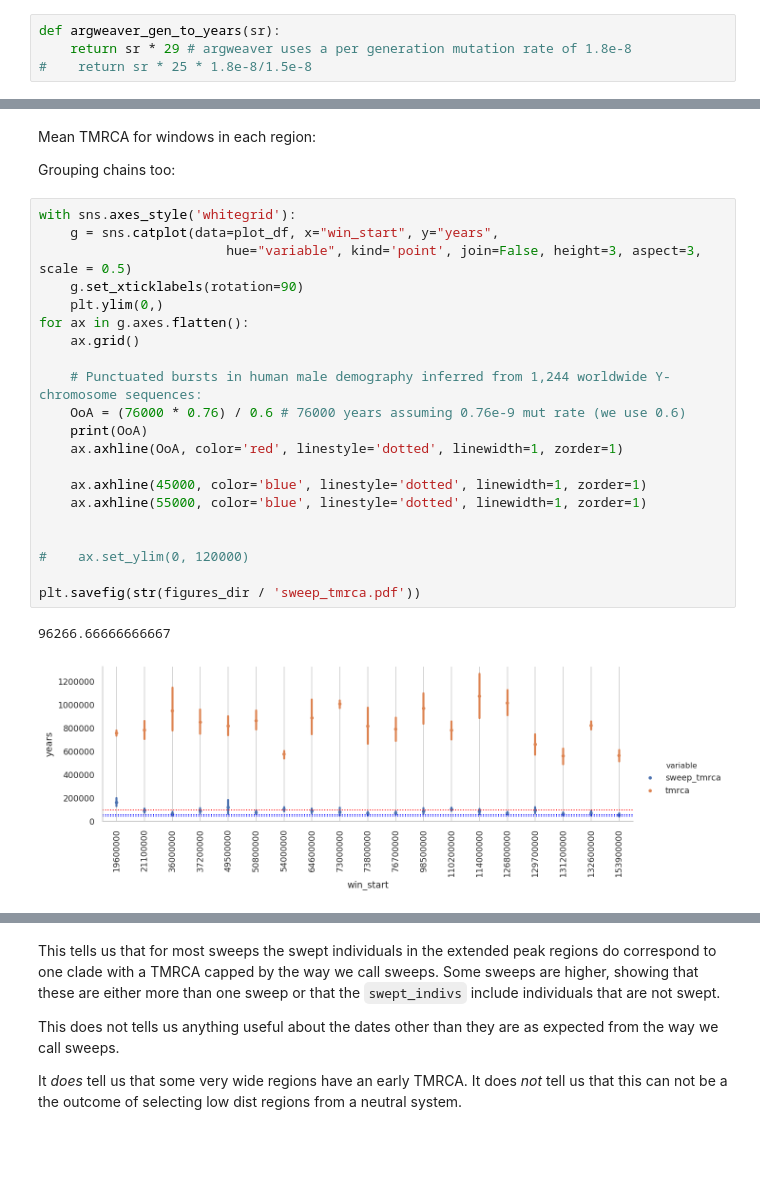
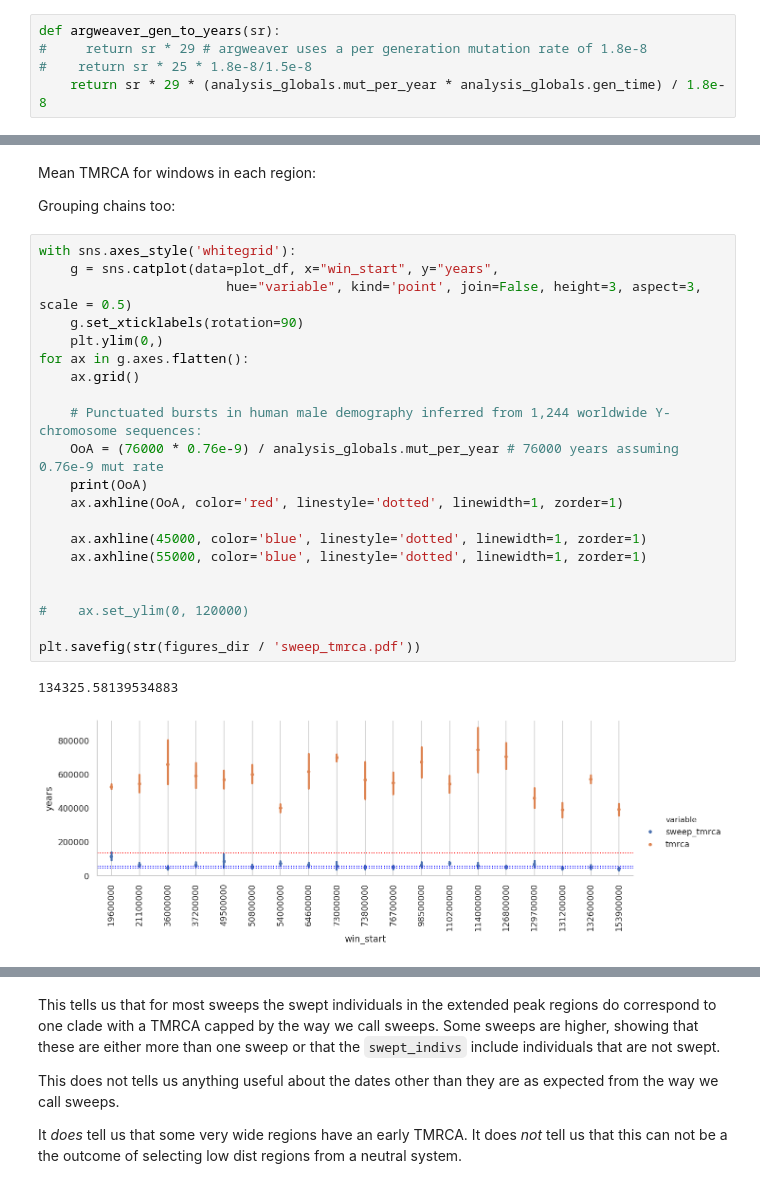
Before and after one commit to kaspermunch/humanXsweeps, a Jupyter notebook: notebooks/nb_14_sweep_tmrca.ipynb, the cells around one changed output, grey strips where cells are left out. Drawn from its saved outputs; the diff is of its cells as text; blank space fills up the shorter version.

```diff
--- a/notebooks/nb_14_sweep_tmrca.ipynb
+++ b/notebooks/nb_14_sweep_tmrca.ipynb
@@ -413,8 +413,9 @@ The ARGweaver analysis uses a per generation mutation rate of 1.8e-8, wich assum
 Alternatively we could have assumed a generation time of 25 years and a mutation rate of 1.5e-8 producing the same per year mutation rate.
 # %%
 def argweaver_gen_to_years(sr):
-    return sr * 29 # argweaver uses a per generation mutation rate of 1.8e-8
+#     return sr * 29 # argweaver uses a per generation mutation rate of 1.8e-8
 #    return sr * 25 * 1.8e-8/1.5e-8
+    return sr * 29 * (analysis_globals.mut_per_year * analysis_globals.gen_time) / 1.8e-8
 # %%
 argweaver_tmrca_100kb[['sweep_tmrca', 'tmrca']].median().transform(argweaver_gen_to_years)
 # %% [output]
@@ -483,24 +484,24 @@ Grouping chains too:
 # %%
 with sns.axes_style('whitegrid'):
     g = sns.catplot(data=plot_df, x="win_start", y="years",
                         hue="variable", kind='point', join=False, height=3, aspect=3, scale = 0.5)
     g.set_xticklabels(rotation=90)
     plt.ylim(0,)
 for ax in g.axes.flatten():
     ax.grid()
 
     # Punctuated bursts in human male demography inferred from 1,244 worldwide Y-chromosome sequences:
-    OoA = (76000 * 0.76) / 0.6 # 76000 years assuming 0.76e-9 mut rate (we use 0.6)
+    OoA = (76000 * 0.76e-9) / analysis_globals.mut_per_year # 76000 years assuming 0.76e-9 mut rate
     print(OoA)
     ax.axhline(OoA, color='red', linestyle='dotted', linewidth=1, zorder=1)
 
     ax.axhline(45000, color='blue', linestyle='dotted', linewidth=1, zorder=1)
     ax.axhline(55000, color='blue', linestyle='dotted', linewidth=1, zorder=1)
 
 
 #    ax.set_ylim(0, 120000)
 
 plt.savefig(str(figures_dir / 'sweep_tmrca.pdf'))
 # %% [output]
-96266.66666666667
+134325.58139534883
-[figure, old version]
+[figure, new version]
```
Also changed, not shown: parts of 15 cells of this notebook, 14 other files.
